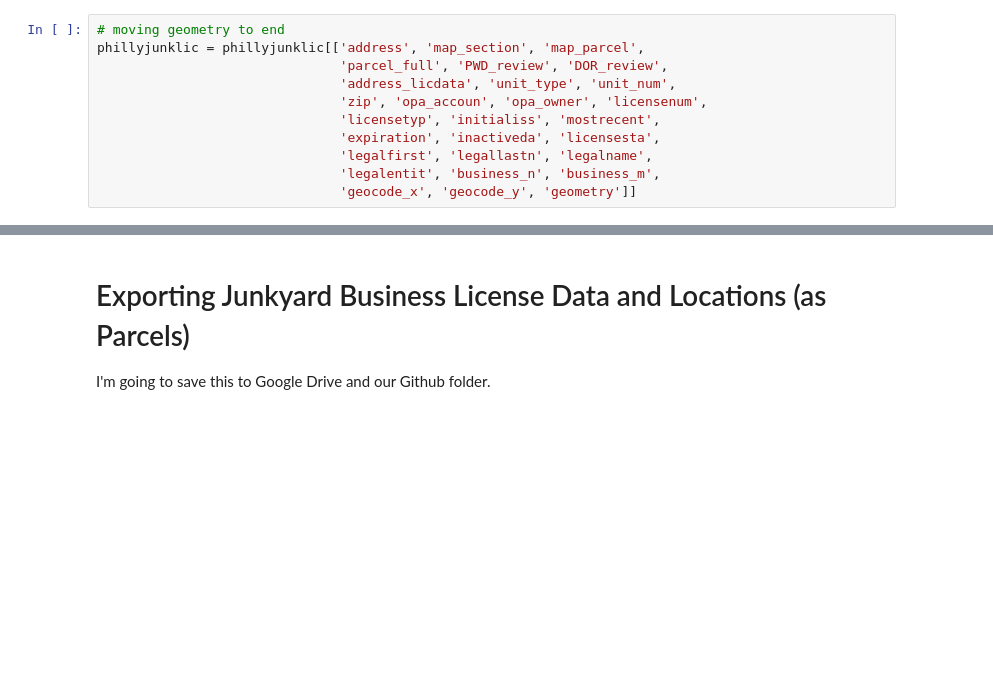
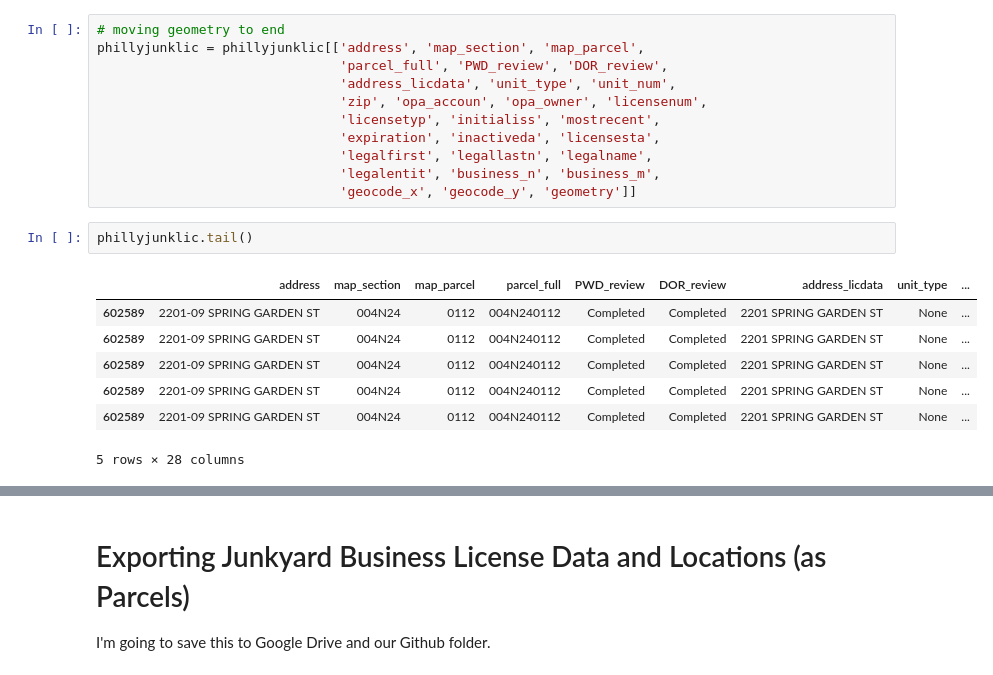
Before and after one commit to ehlatham/PUS2022_CWolk, a Jupyter notebook: ProjectLanthamWolk/LIBusinessLicenses.ipynb, the cells around one changed output, grey strips where cells are left out. Cells and saved outputs as stored; diff of their text form; blank space fills up the shorter version.

```diff
--- a/ProjectLanthamWolk/LIBusinessLicenses.ipynb
+++ b/ProjectLanthamWolk/LIBusinessLicenses.ipynb
@@ -1048,6 +1048,16 @@ phillyjunklic = phillyjunklic[['address', 'map_section', 'map_parcel',
                                'legalfirst', 'legallastn', 'legalname',
                                'legalentit', 'business_n', 'business_m',
                                'geocode_x', 'geocode_y', 'geometry']]
+# %%
+phillyjunklic.tail()
+# %% [output]
+|  | address | map_section | map_parcel | parcel_full | PWD_review | DOR_review | address_licdata | unit_type | ... |
+| 602589 | 2201-09 SPRING GARDEN ST | 004N24 | 0112 | 004N240112 | Completed | Completed | 2201 SPRING GARDEN ST | None | ... |
+| 602589 | 2201-09 SPRING GARDEN ST | 004N24 | 0112 | 004N240112 | Completed | Completed | 2201 SPRING GARDEN ST | None | ... |
+| 602589 | 2201-09 SPRING GARDEN ST | 004N24 | 0112 | 004N240112 | Completed | Completed | 2201 SPRING GARDEN ST | None | ... |
+| 602589 | 2201-09 SPRING GARDEN ST | 004N24 | 0112 | 004N240112 | Completed | Completed | 2201 SPRING GARDEN ST | None | ... |
+| 602589 | 2201-09 SPRING GARDEN ST | 004N24 | 0112 | 004N240112 | Completed | Completed | 2201 SPRING GARDEN ST | None | ... |
+5 rows × 28 columns
 # %%
 # "address" (0) is now the name of the correct and standard-formatting addresses
 phillyjunklic.info()
```
Also changed, not shown: parts of 35 cells of this notebook.
